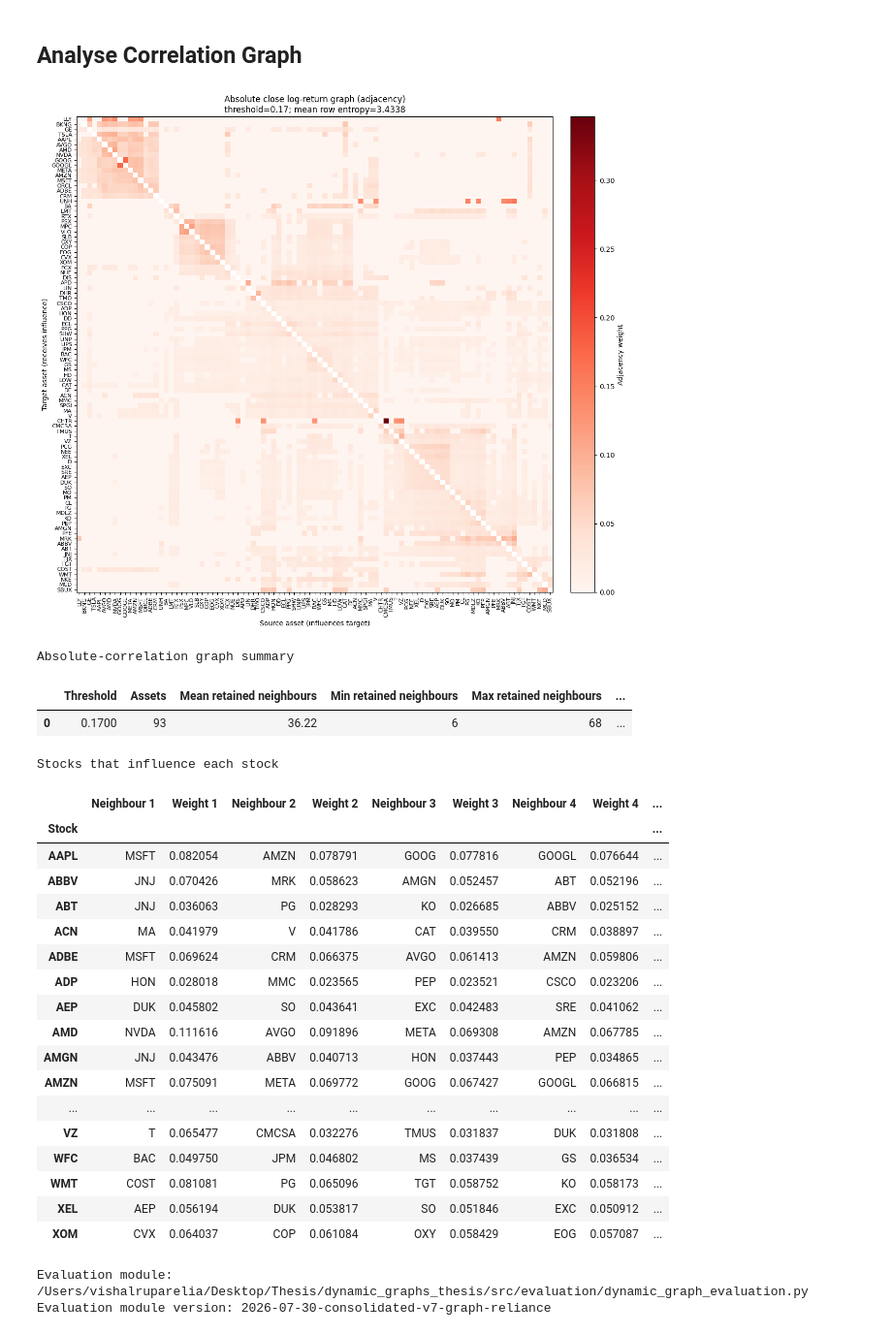
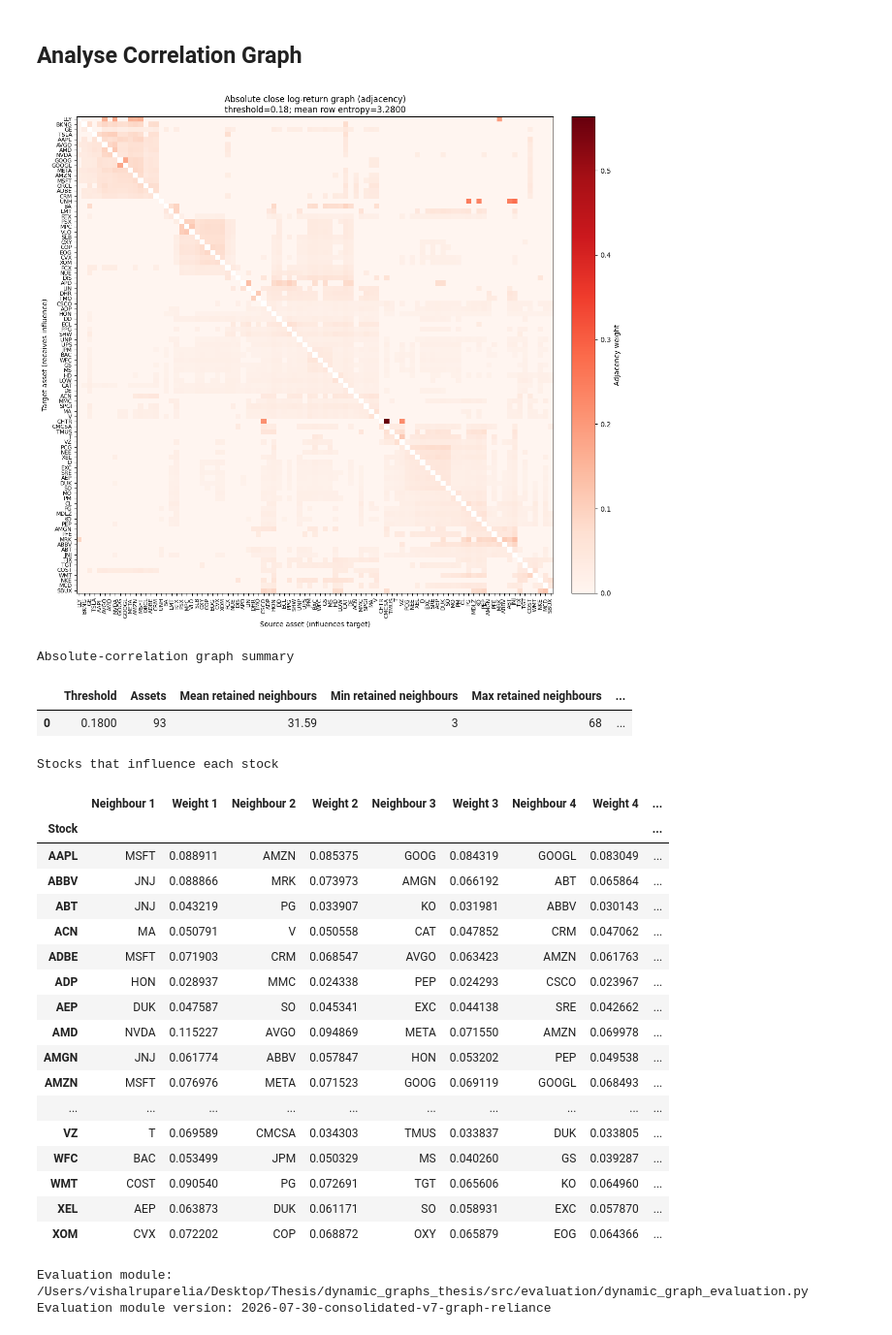
Before and after one commit to VishR-94/dynamic_graphs_thesis, a Jupyter notebook: notebooks/dynamic_graph.ipynb, the cells around one changed output. Shown at 97% size. Cells and saved outputs as stored; diff of their text form; code cells hidden in the pictures.

```diff
--- a/notebooks/dynamic_graph.ipynb
+++ b/notebooks/dynamic_graph.ipynb
@@ -160,35 +160,35 @@ free_static_target_entropy_coarse_only_exponential_direct_head_short_stop — St
 # %%
 correlation_result = analyse_absolute_correlation_graph(
     train,
-    threshold=0.17,
+    threshold=0.18,
     top_n=5,
     direction="impacted_by",
     plot_adjacency=True,
 )
 # %% [output]
-[figure, old version]
+[figure, new version]
 Absolute-correlation graph summary
 |  | Threshold | Assets | Mean retained neighbours | Min retained neighbours | Max retained neighbours | ... |
-| 0 | 0.1700 | 93 | 36.22 | 6 | 68 | ... |
+| 0 | 0.1800 | 93 | 31.59 | 3 | 68 | ... |
 Stocks that influence each stock
 |  | Neighbour 1 | Weight 1 | Neighbour 2 | Weight 2 | Neighbour 3 | Weight 3 | Neighbour 4 | Weight 4 | ... |
 | Stock |  |  |  |  |  |  |  |  | ... |
-| AAPL | MSFT | 0.082054 | AMZN | 0.078791 | GOOG | 0.077816 | GOOGL | 0.076644 | ... |
-| ABBV | JNJ | 0.070426 | MRK | 0.058623 | AMGN | 0.052457 | ABT | 0.052196 | ... |
-| ABT | JNJ | 0.036063 | PG | 0.028293 | KO | 0.026685 | ABBV | 0.025152 | ... |
-| ACN | MA | 0.041979 | V | 0.041786 | CAT | 0.039550 | CRM | 0.038897 | ... |
-| ADBE | MSFT | 0.069624 | CRM | 0.066375 | AVGO | 0.061413 | AMZN | 0.059806 | ... |
-| ADP | HON | 0.028018 | MMC | 0.023565 | PEP | 0.023521 | CSCO | 0.023206 | ... |
-| AEP | DUK | 0.045802 | SO | 0.043641 | EXC | 0.042483 | SRE | 0.041062 | ... |
-| AMD | NVDA | 0.111616 | AVGO | 0.091896 | META | 0.069308 | AMZN | 0.067785 | ... |
-| AMGN | JNJ | 0.043476 | ABBV | 0.040713 | HON | 0.037443 | PEP | 0.034865 | ... |
-| AMZN | MSFT | 0.075091 | META | 0.069772 | GOOG | 0.067427 | GOOGL | 0.066815 | ... |
+| AAPL | MSFT | 0.088911 | AMZN | 0.085375 | GOOG | 0.084319 | GOOGL | 0.083049 | ... |
+| ABBV | JNJ | 0.088866 | MRK | 0.073973 | AMGN | 0.066192 | ABT | 0.065864 | ... |
+| ABT | JNJ | 0.043219 | PG | 0.033907 | KO | 0.031981 | ABBV | 0.030143 | ... |
+| ACN | MA | 0.050791 | V | 0.050558 | CAT | 0.047852 | CRM | 0.047062 | ... |
+| ADBE | MSFT | 0.071903 | CRM | 0.068547 | AVGO | 0.063423 | AMZN | 0.061763 | ... |
+| ADP | HON | 0.028937 | MMC | 0.024338 | PEP | 0.024293 | CSCO | 0.023967 | ... |
+| AEP | DUK | 0.047587 | SO | 0.045341 | EXC | 0.044138 | SRE | 0.042662 | ... |
+| AMD | NVDA | 0.115227 | AVGO | 0.094869 | META | 0.071550 | AMZN | 0.069978 | ... |
+| AMGN | JNJ | 0.061774 | ABBV | 0.057847 | HON | 0.053202 | PEP | 0.049538 | ... |
+| AMZN | MSFT | 0.076976 | META | 0.071523 | GOOG | 0.069119 | GOOGL | 0.068493 | ... |
 | ... | ... | ... | ... | ... | ... | ... | ... | ... | ... |
-| VZ | T | 0.065477 | CMCSA | 0.032276 | TMUS | 0.031837 | DUK | 0.031808 | ... |
-| WFC | BAC | 0.049750 | JPM | 0.046802 | MS | 0.037439 | GS | 0.036534 | ... |
-| WMT | COST | 0.081081 | PG | 0.065096 | TGT | 0.058752 | KO | 0.058173 | ... |
-| XEL | AEP | 0.056194 | DUK | 0.053817 | SO | 0.051846 | EXC | 0.050912 | ... |
-| XOM | CVX | 0.064037 | COP | 0.061084 | OXY | 0.058429 | EOG | 0.057087 | ... |
+| VZ | T | 0.069589 | CMCSA | 0.034303 | TMUS | 0.033837 | DUK | 0.033805 | ... |
+| WFC | BAC | 0.053499 | JPM | 0.050329 | MS | 0.040260 | GS | 0.039287 | ... |
+| WMT | COST | 0.090540 | PG | 0.072691 | TGT | 0.065606 | KO | 0.064960 | ... |
+| XEL | AEP | 0.063873 | DUK | 0.061171 | SO | 0.058931 | EXC | 0.057870 | ... |
+| XOM | CVX | 0.072202 | COP | 0.068872 | OXY | 0.065879 | EOG | 0.064366 | ... |
 # %%
 from pathlib import Path
 import importlib
```
Also changed, not shown: 8 other files.
